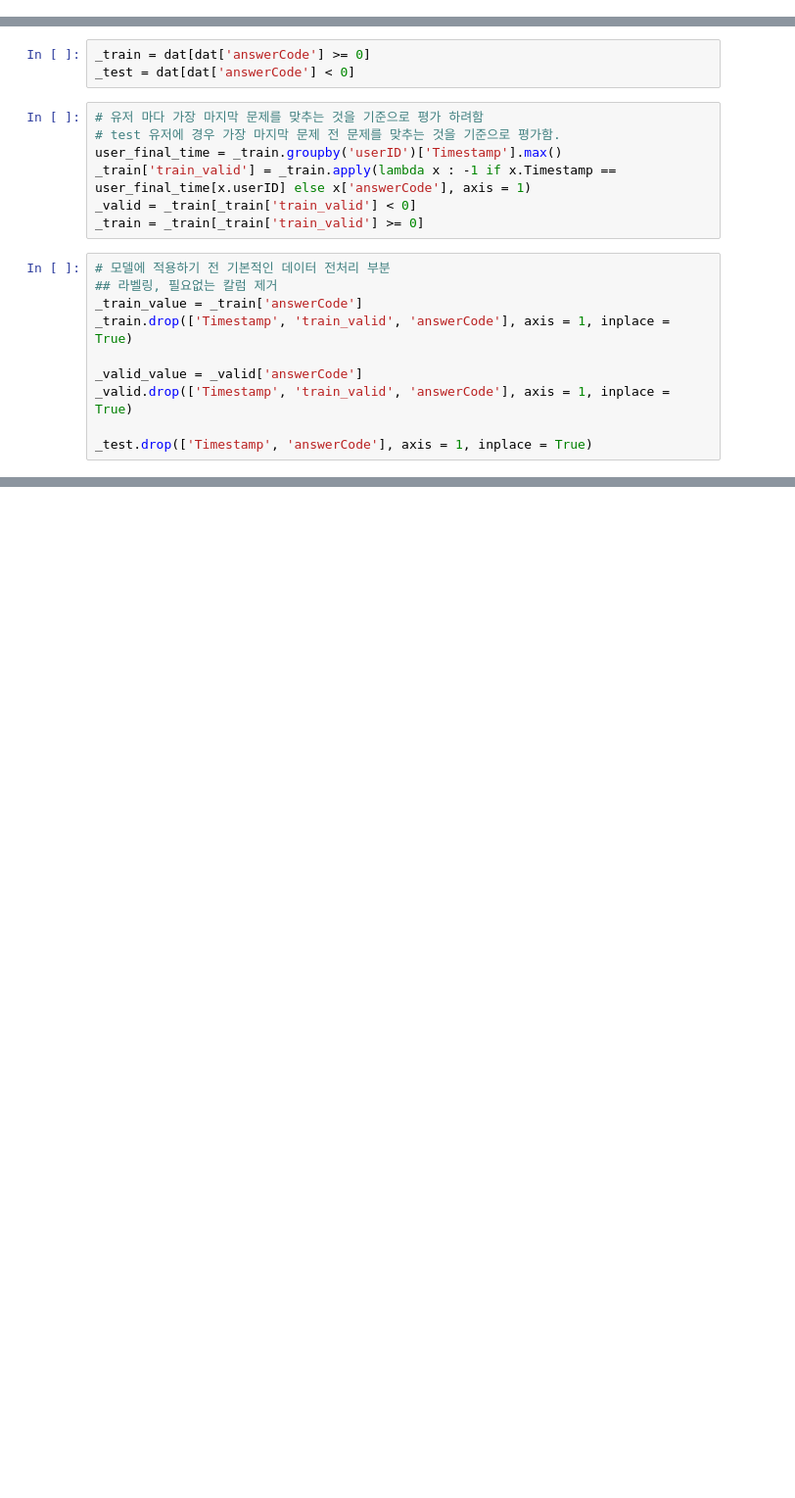
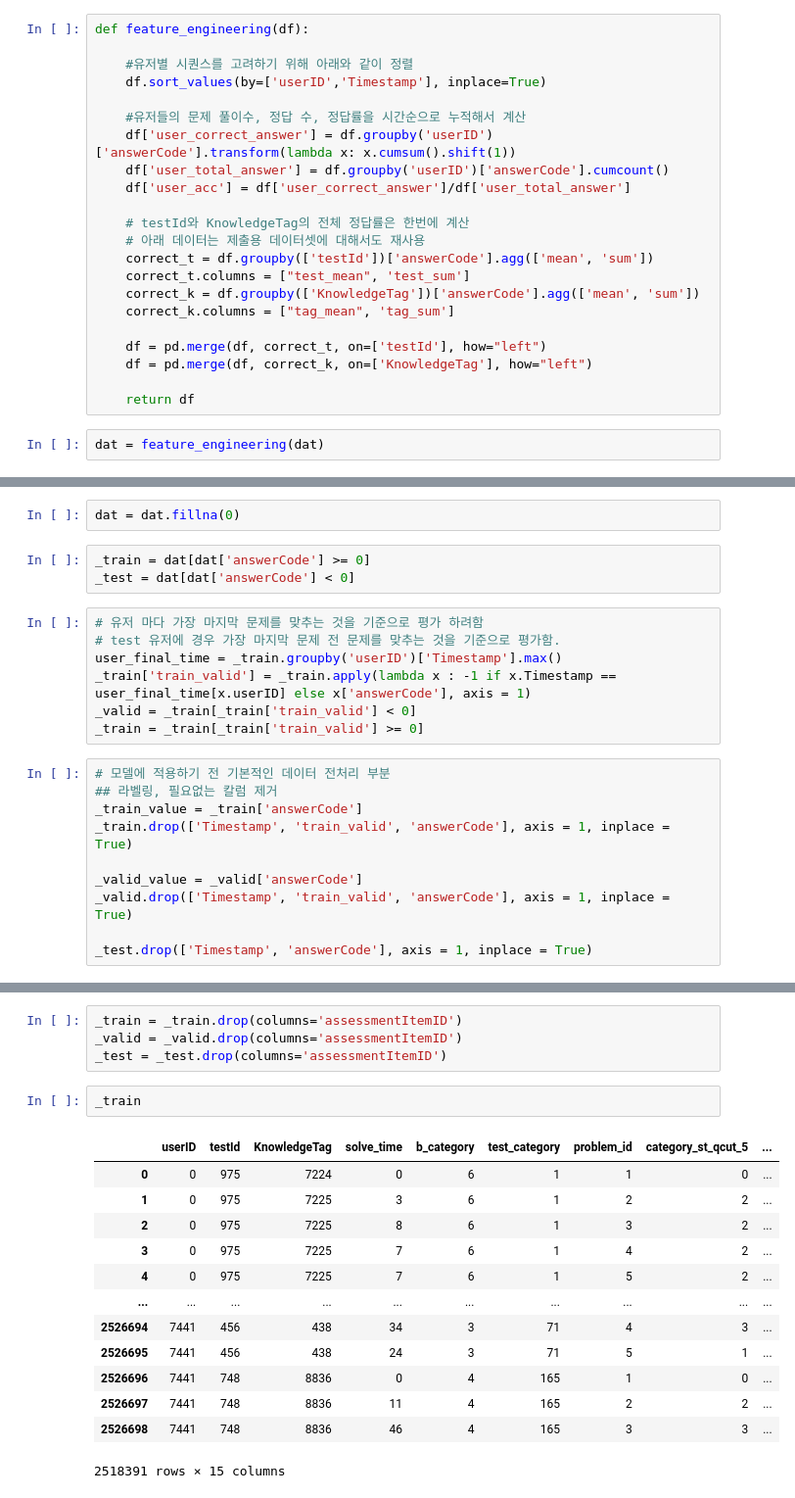
Before and after one commit to boostcampaitech4lv23recsys1/level2_dkt_recsys-level2-recsys-04, a Jupyter notebook: suyeon_bae_xgboost.ipynb, the cells around one changed output, grey strips where cells are left out. Shown at 98% size. Cells and saved outputs as stored; diff of their text form; blank space fills up the shorter version.

```diff
--- a/suyeon_bae_xgboost.ipynb
+++ b/suyeon_bae_xgboost.ipynb
@@ -39,3 +41,27 @@ dat
 | 2526698 | 7441 | 3911 | 748 | 1 | 2020-08-21 01:07:36 | 8836 | 46 | 4 | ... |
 | 2526699 | 7441 | 3912 | 748 | 1 | 2020-08-21 01:08:49 | 8836 | 73 | 4 | ... |
 2526700 rows × 11 columns
+# %%
+def feature_engineering(df):
+
+    #유저별 시퀀스를 고려하기 위해 아래와 같이 정렬
+    df.sort_values(by=['userID','Timestamp'], inplace=True)
+
+    #유저들의 문제 풀이수, 정답 수, 정답률을 시간순으로 누적해서 계산
+    df['user_correct_answer'] = df.groupby('userID')['answerCode'].transform(lambda x: x.cumsum().shift(1))
+    df['user_total_answer'] = df.groupby('userID')['answerCode'].cumcount()
+    df['user_acc'] = df['user_correct_answer']/df['user_total_answer']
+
+    # testId와 KnowledgeTag의 전체 정답률은 한번에 계산
+    # 아래 데이터는 제출용 데이터셋에 대해서도 재사용
+    correct_t = df.groupby(['testId'])['answerCode'].agg(['mean', 'sum'])
+    correct_t.columns = ["test_mean", 'test_sum']
+    correct_k = df.groupby(['KnowledgeTag'])['answerCode'].agg(['mean', 'sum'])
+    correct_k.columns = ["tag_mean", 'tag_sum']
+
+    df = pd.merge(df, correct_t, on=['testId'], how="left")
+    df = pd.merge(df, correct_k, on=['KnowledgeTag'], how="left")
+
+    return df
+# %%
+dat = feature_engineering(dat)
@@ -42,3 +77,5 @@ dat
+# %%
+dat = dat.fillna(0)
 # %%
 _train = dat[dat['answerCode'] >= 0]
 _test = dat[dat['answerCode'] < 0]
@@ -77,0 +115,20 @@ _train
+# %%
+_train = _train.drop(columns='assessmentItemID')
+_valid = _valid.drop(columns='assessmentItemID')
+_test = _test.drop(columns='assessmentItemID')
+# %%
+_train
+# %% [output]
+|  | userID | testId | KnowledgeTag | solve_time | b_category | test_category | problem_id | category_st_qcut_5 | ... |
+| 0 | 0 | 975 | 7224 | 0 | 6 | 1 | 1 | 0 | ... |
+| 1 | 0 | 975 | 7225 | 3 | 6 | 1 | 2 | 2 | ... |
+| 2 | 0 | 975 | 7225 | 8 | 6 | 1 | 3 | 2 | ... |
+| 3 | 0 | 975 | 7225 | 7 | 6 | 1 | 4 | 2 | ... |
+| 4 | 0 | 975 | 7225 | 7 | 6 | 1 | 5 | 2 | ... |
+| ... | ... | ... | ... | ... | ... | ... | ... | ... | ... |
+| 2526694 | 7441 | 456 | 438 | 34 | 3 | 71 | 4 | 3 | ... |
+| 2526695 | 7441 | 456 | 438 | 24 | 3 | 71 | 5 | 1 | ... |
+| 2526696 | 7441 | 748 | 8836 | 0 | 4 | 165 | 1 | 0 | ... |
+| 2526697 | 7441 | 748 | 8836 | 11 | 4 | 165 | 2 | 2 | ... |
+| 2526698 | 7441 | 748 | 8836 | 46 | 4 | 165 | 3 | 3 | ... |
+2518391 rows × 15 columns
```
Also changed, not shown: parts of 15 cells of this notebook.
